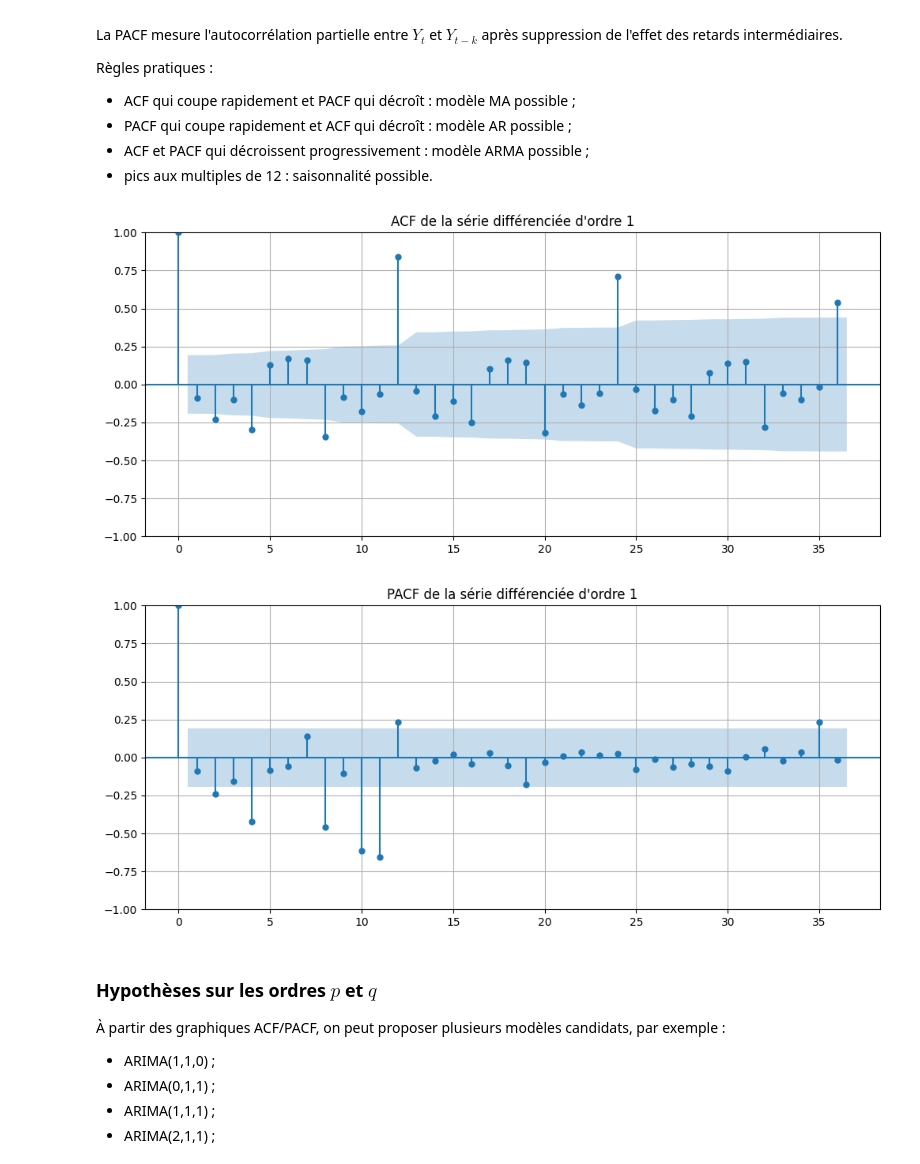
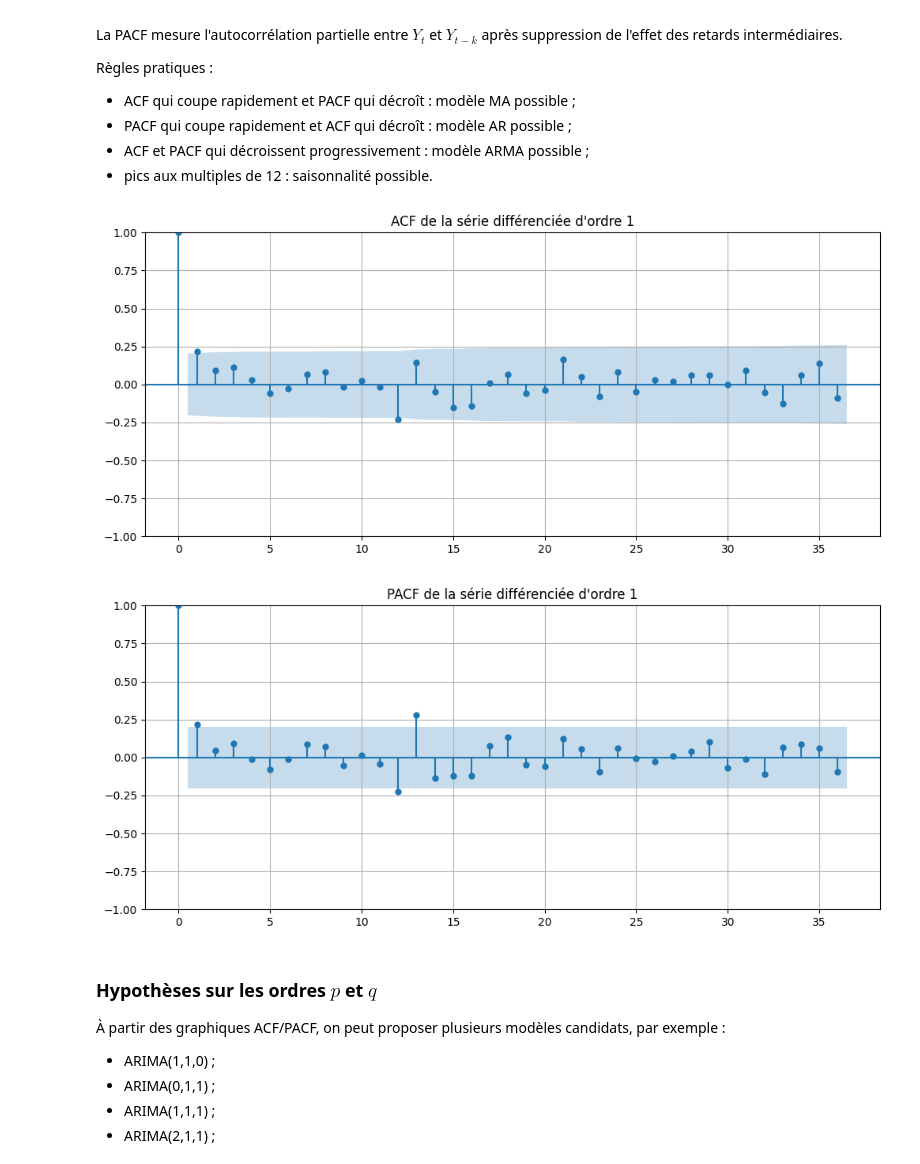
Before and after one commit to oussamaelmoussaoui/Projet_ARIMA, a Jupyter notebook: notebooks/02_champagne_sales_corrected.ipynb, the cells around one changed output. Cells and saved outputs as stored; diff of their text form; code cells hidden in the pictures.

```diff
--- a/notebooks/02_champagne_sales_corrected.ipynb
+++ b/notebooks/02_champagne_sales_corrected.ipynb
@@ -34,17 +33,14 @@ La série étudiée contient deux colonnes :
 
 Comme il s'agit d'une série temporelle mensuelle, nous transformons la colonne `Month` en index temporel avec une fréquence mensuelle de début de mois (`MS`).
 # %%
-# Le fichier doit se trouver dans le même dossier que le notebook, dans ../data/ ou dans /mnt/data lors de l'exécution sur ChatGPT.
-possible_paths = [
-    Path("champagne.csv"),
-    Path("../data/champagne.csv"),
-    Path("/mnt/data/champagne.csv")
+path = [
+    Path("../data/champagne.csv")
 ]
 
 csv_path = None
-for path in possible_paths:
-    if path.exists():
-        csv_path = path
+for pth in path:
+    if pth.exists():
+        csv_path = pth
         break
 
 if csv_path is None:
@@ -519,20 +516,20 @@ Règles pratiques :
 - ACF et PACF qui décroissent progressivement : modèle ARMA possible ;
 - pics aux multiples de 12 : saisonnalité possible.
 # %%
-series_for_acf = transformed["diff_1"].dropna()
+series_for_acf = transformed["seasonal_diff_12"].dropna()
 
 fig, ax = plt.subplots()
 plot_acf(series_for_acf, lags=36, ax=ax)
 ax.set_title("ACF de la série différenciée d'ordre 1")
 plt.show()
 
 fig, ax = plt.subplots()
 plot_pacf(series_for_acf, lags=36, ax=ax, method="ywm")
 ax.set_title("PACF de la série différenciée d'ordre 1")
 plt.show()
 # %% [output]
-[figure, old version]
+[figure, new version]
-[figure, old version]
+[figure, new version]
 # %% [markdown]
 ### Hypothèses sur les ordres $p$ et $q$
 
```
Also changed, not shown: parts of 5 cells of this notebook, 4 other files.
